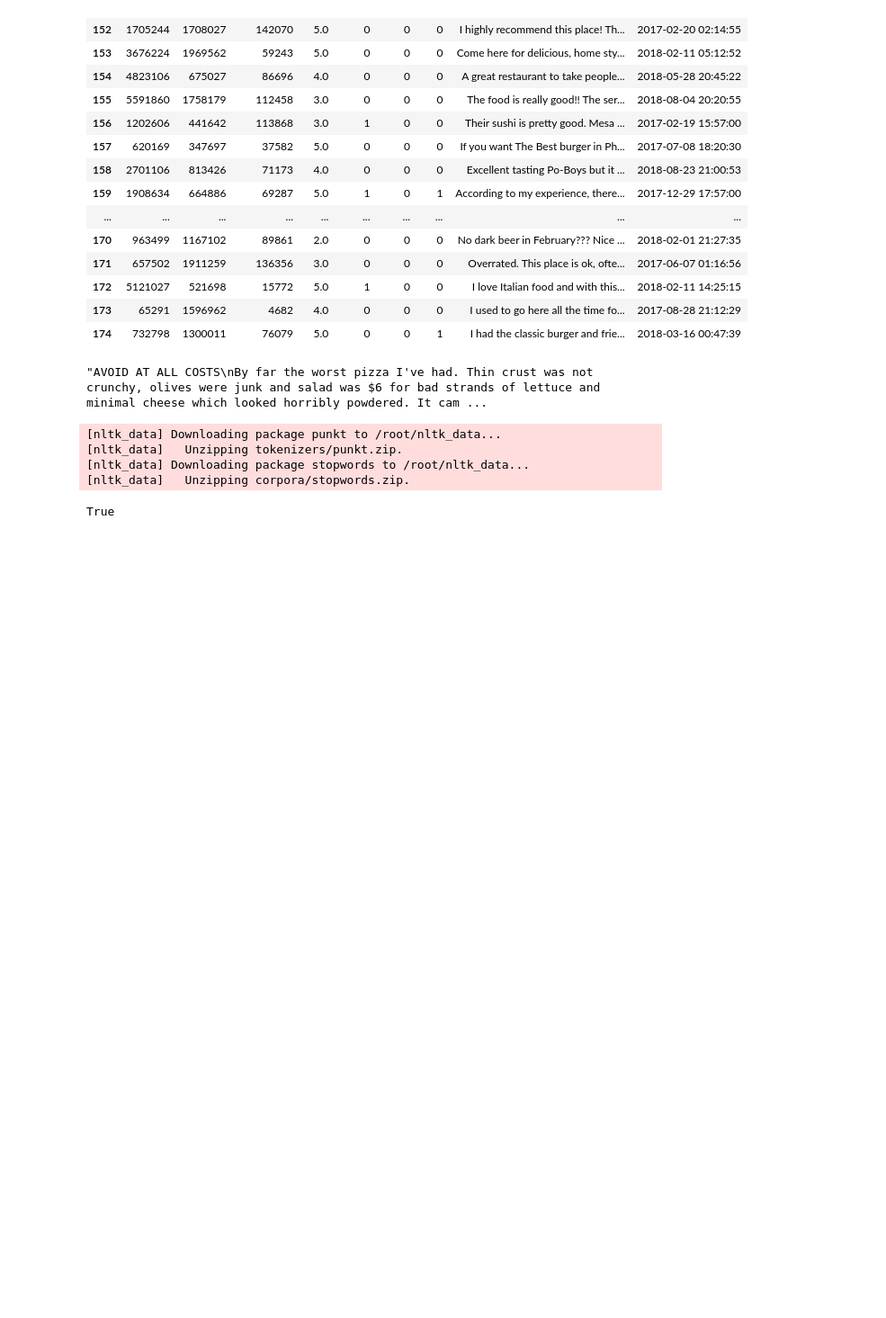
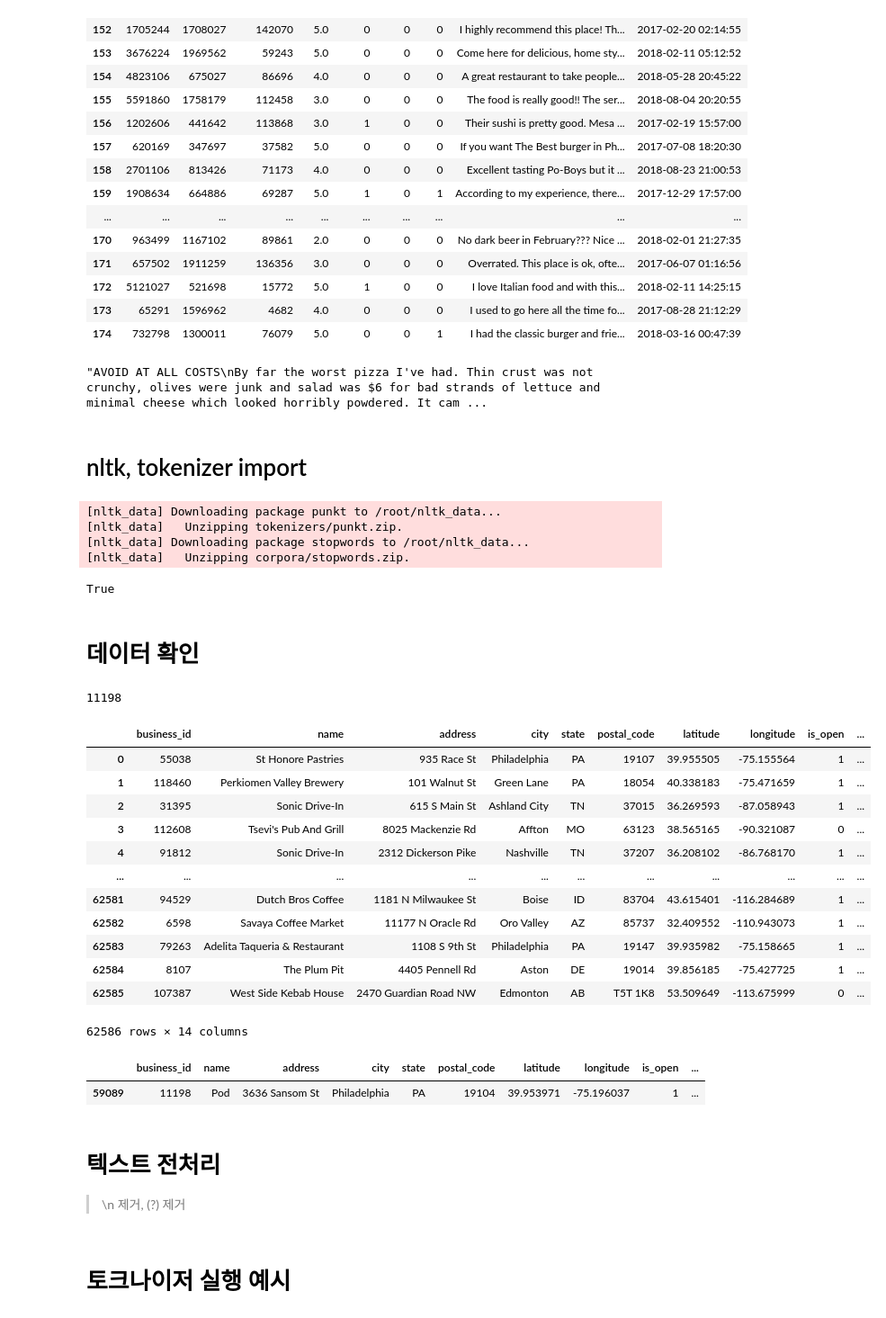
Before and after one commit to bongho/Project_ASAC_5th_Review, a Jupyter notebook: code/model/review_seperate_sentences.ipynb, the cells around one changed output. Shown: that part at 90% size. Drawn from its saved outputs; the diff is of its cells as text; code cells hidden in the pictures; blank space fills up the shorter version.

```diff
--- a/code/model/review_seperate_sentences.ipynb
+++ b/code/model/review_seperate_sentences.ipynb
@@ -37,6 +41,8 @@ doc = review_sample.loc[169]['text']
 doc
 # %% [output]
 "AVOID AT ALL COSTS\nBy far the worst pizza I've had. Thin crust was not crunchy, olives were junk and salad was $6 for bad strands of lettuce and minimal cheese which looked horribly powdered. It cam ...
+# %% [markdown]
+# nltk, tokenizer import
 # %%
 import nltk
 from nltk.tokenize import PunktSentenceTokenizer
@@ -52,3 +57,34 @@ nltk.download('stopwords')
 [nltk_data] Downloading package stopwords to /root/nltk_data...
 [nltk_data]   Unzipping corpora/stopwords.zip.
 True
+# %% [markdown]
+# 데이터 확인
+# %%
+review_df.loc[2568952]['business_id']
+# %% [output]
+11198
+# %%
+biz_df
+# %% [output]
+|  | business_id | name | address | city | state | postal_code | latitude | longitude | is_open | ... |
+| 0 | 55038 | St Honore Pastries | 935 Race St | Philadelphia | PA | 19107 | 39.955505 | -75.155564 | 1 | ... |
+| 1 | 118460 | Perkiomen Valley Brewery | 101 Walnut St | Green Lane | PA | 18054 | 40.338183 | -75.471659 | 1 | ... |
+| 2 | 31395 | Sonic Drive-In | 615 S Main St | Ashland City | TN | 37015 | 36.269593 | -87.058943 | 1 | ... |
+| 3 | 112608 | Tsevi's Pub And Grill | 8025 Mackenzie Rd | Affton | MO | 63123 | 38.565165 | -90.321087 | 0 | ... |
+| 4 | 91812 | Sonic Drive-In | 2312 Dickerson Pike | Nashville | TN | 37207 | 36.208102 | -86.768170 | 1 | ... |
+| ... | ... | ... | ... | ... | ... | ... | ... | ... | ... | ... |
+| 62581 | 94529 | Dutch Bros Coffee | 1181 N Milwaukee St | Boise | ID | 83704 | 43.615401 | -116.284689 | 1 | ... |
+| 62582 | 6598 | Savaya Coffee Market | 11177 N Oracle Rd | Oro Valley | AZ | 85737 | 32.409552 | -110.943073 | 1 | ... |
+| 62583 | 79263 | Adelita Taqueria & Restaurant | 1108 S 9th St | Philadelphia | PA | 19147 | 39.935982 | -75.158665 | 1 | ... |
+| 62584 | 8107 | The Plum Pit | 4405 Pennell Rd | Aston | DE | 19014 | 39.856185 | -75.427725 | 1 | ... |
+| 62585 | 107387 | West Side Kebab House | 2470 Guardian Road NW | Edmonton | AB | T5T 1K8 | 53.509649 | -113.675999 | 0 | ... |
+62586 rows × 14 columns
+# %%
+biz_df[biz_df['business_id']==11198]
+# %% [output]
+|  | business_id | name | address | city | state | postal_code | latitude | longitude | is_open | ... |
+| 59089 | 11198 | Pod | 3636 Sansom St | Philadelphia | PA | 19104 | 39.953971 | -75.196037 | 1 | ... |
+# %% [markdown]
+# 텍스트 전처리
+
+> \n 제거, (?) 제거
@@ -54,0 +96,2 @@ True
+# %% [markdown]
+# 토크나이저 실행 예시
```
Also changed, not shown: parts of 16 cells of this notebook.
